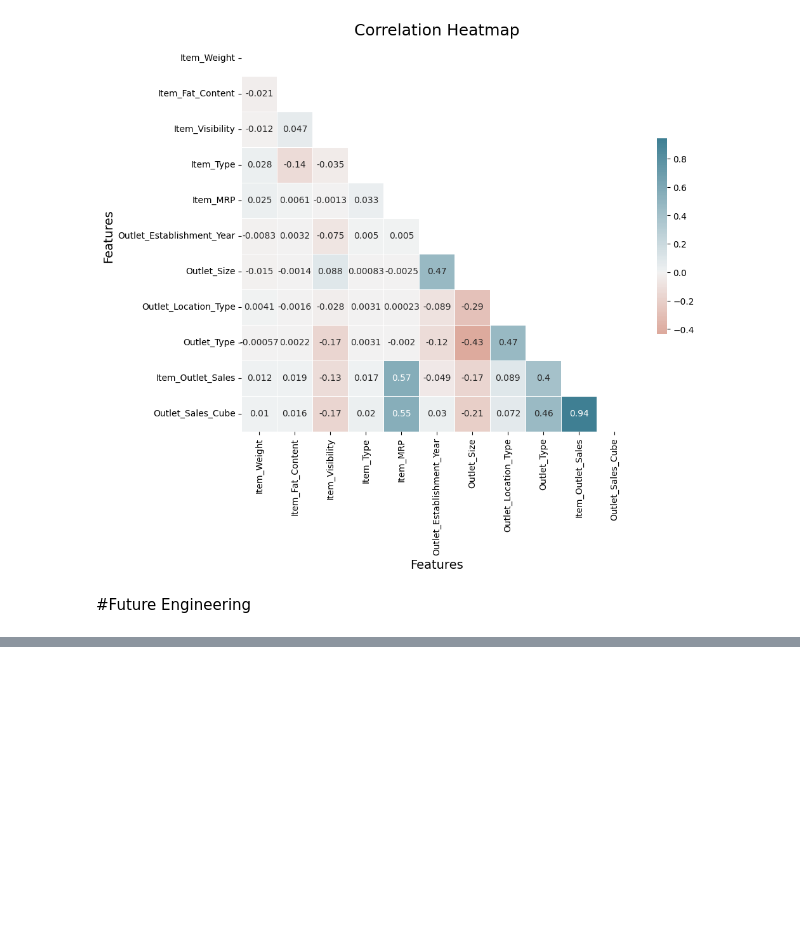
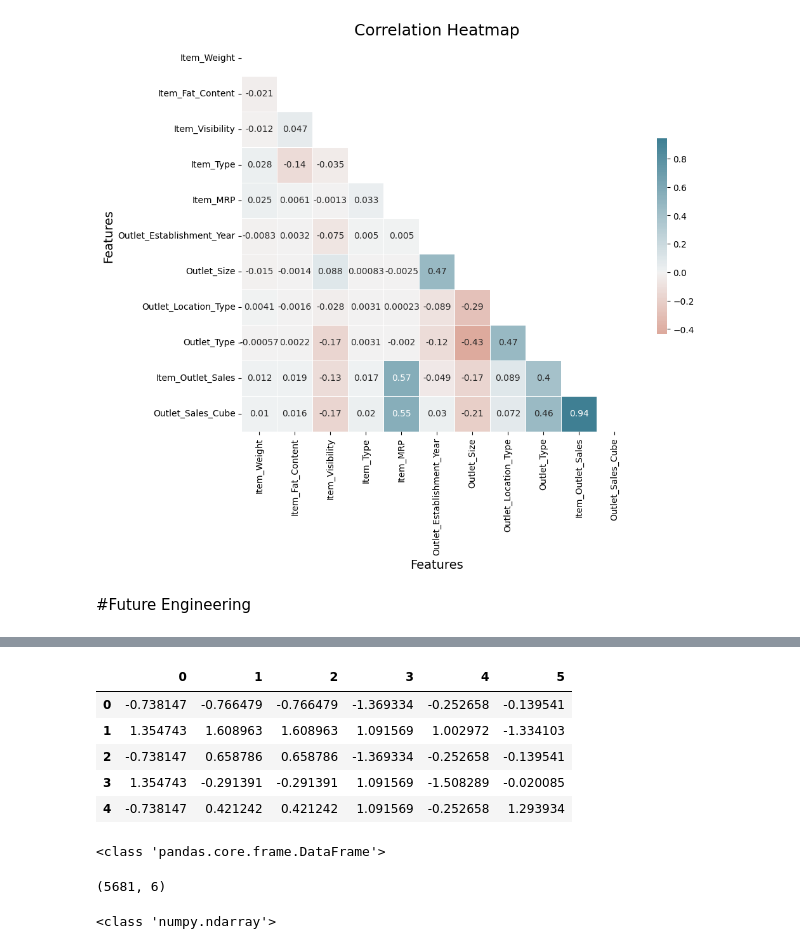
Before and after one commit to Dharshithaa/Dharshithaa, a Jupyter notebook: dharshh.ipynb, the cells around one changed output, grey strips where cells are left out. Saved outputs shown, nothing was run; the diff lists cells and outputs as text; code cells hidden in the pictures; blank space fills up the shorter version.

```diff
--- a/dharshh.ipynb
+++ b/dharshh.ipynb
@@ -613,0 +706,5 @@ train.head()
+# %%
+x=train[['Item_Fat_Content','Item_Type','Item_Type','Outlet_Location_Type','Outlet_Type','Outlet_Age']]
+y=train['Outlet_Sales_Cube']
+#Define the feature variable X for the model
+#Define the target variable Y for the model
@@ -613,0 +716,6 @@ train.head()
+# %%
+scaler=StandardScaler()
+#Create an instance of standard scalar for feature standardization
+# %%
+x=scaler.fit_transform(x)
+#standardize the feature variable xby using the standard scalar
@@ -613,0 +733,19 @@ train.head()
+# %%
+
+x=pd.DataFrame(x)
+#Converting to pandas dataframe
+# %%
+x.head()
+#to display the first five rows of the train dataset
+# %% [output]
+|  | 0 | 1 | 2 | 3 | 4 | 5 |
+| 0 | -0.738147 | -0.766479 | -0.766479 | -1.369334 | -0.252658 | -0.139541 |
+| 1 | 1.354743 | 1.608963 | 1.608963 | 1.091569 | 1.002972 | -1.334103 |
+| 2 | -0.738147 | 0.658786 | 0.658786 | -1.369334 | -0.252658 | -0.139541 |
+| 3 | 1.354743 | -0.291391 | -0.291391 | 1.091569 | -1.508289 | -0.020085 |
+| 4 | -0.738147 | 0.421242 | 0.421242 | 1.091569 | -0.252658 | 1.293934 |
+# %%
+print(type(x))
+#To display type X
+# %% [output]
+<class 'pandas.core.frame.DataFrame'>
@@ -613,0 +755,5 @@ train.head()
+# %%
+x_test.shape
+#To print the shape of 'x_test' to see its dimensions
+# %% [output]
+(5681, 6)
@@ -613,0 +767,6 @@ train.head()
+# %%
+
+print(type(x_test))
+#To display the type 'x_test' column
+# %% [output]
+<class 'numpy.ndarray'>
```
Also changed, not shown: parts of 57 cells of this notebook.
